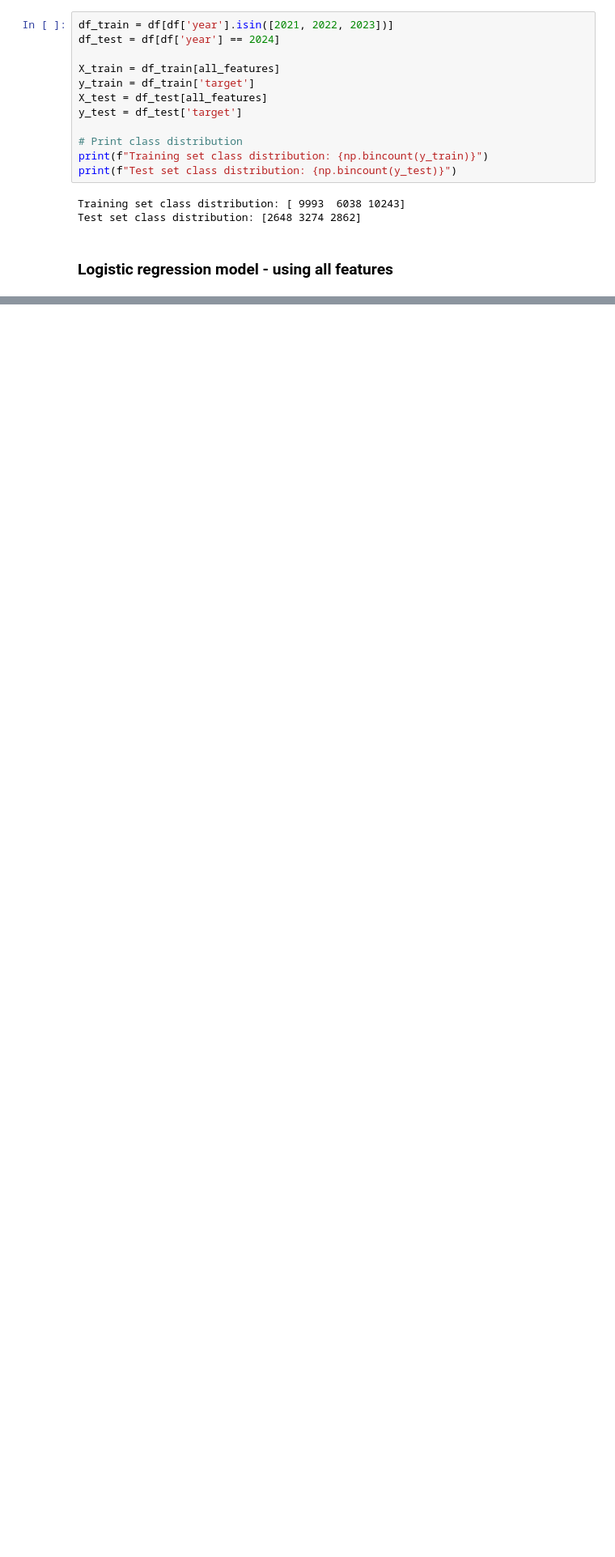
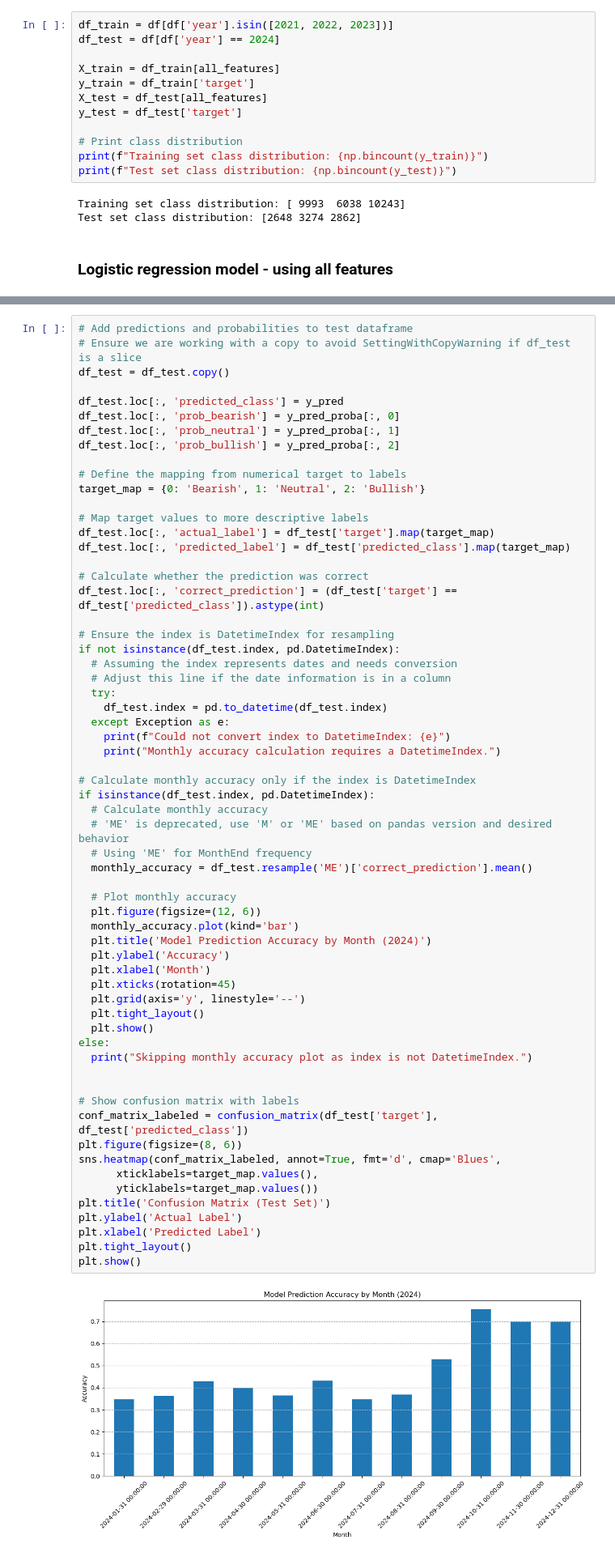
Before and after one commit to alvinku0/Bitcoin-Systematic-Strategies, a Jupyter notebook: modeling_backtesting/LR/LR_v3_all_features.ipynb, the cells around one changed output, grey strips where cells are left out. Shown at 81% size. Saved outputs shown, nothing was run; the diff lists cells and outputs as text; blank space fills up the shorter version.

```diff
--- a/modeling_backtesting/LR/LR_v3_all_features.ipynb
+++ b/modeling_backtesting/LR/LR_v3_all_features.ipynb
@@ -196,0 +254,64 @@ reddit_average_sentiment_ewm_24h -0.002878  0.011880 -0.004812
+# %%
+# Add predictions and probabilities to test dataframe
+# Ensure we are working with a copy to avoid SettingWithCopyWarning if df_test is a slice
+df_test = df_test.copy()
+
+df_test.loc[:, 'predicted_class'] = y_pred
+df_test.loc[:, 'prob_bearish'] = y_pred_proba[:, 0]
+df_test.loc[:, 'prob_neutral'] = y_pred_proba[:, 1]
+df_test.loc[:, 'prob_bullish'] = y_pred_proba[:, 2]
+
+# Define the mapping from numerical target to labels
+target_map = {0: 'Bearish', 1: 'Neutral', 2: 'Bullish'}
+
+# Map target values to more descriptive labels
+df_test.loc[:, 'actual_label'] = df_test['target'].map(target_map)
+df_test.loc[:, 'predicted_label'] = df_test['predicted_class'].map(target_map)
+
+# Calculate whether the prediction was correct
+df_test.loc[:, 'correct_prediction'] = (df_test['target'] == df_test['predicted_class']).astype(int)
+
+# Ensure the index is DatetimeIndex for resampling
+if not isinstance(df_test.index, pd.DatetimeIndex):
+  # Assuming the index represents dates and needs conversion
+  # Adjust this line if the date information is in a column
+  try:
+    df_test.index = pd.to_datetime(df_test.index)
+  except Exception as e:
+    print(f"Could not convert index to DatetimeIndex: {e}")
+    print("Monthly accuracy calculation requires a DatetimeIndex.")
+
+# Calculate monthly accuracy only if the index is DatetimeIndex
+if isinstance(df_test.index, pd.DatetimeIndex):
+  # Calculate monthly accuracy
+  # 'ME' is deprecated, use 'M' or 'ME' based on pandas version and desired behavior
+  # Using 'ME' for MonthEnd frequency
+  monthly_accuracy = df_test.resample('ME')['correct_prediction'].mean()
+
+  # Plot monthly accuracy
+  plt.figure(figsize=(12, 6))
+  monthly_accuracy.plot(kind='bar')
+  plt.title('Model Prediction Accuracy by Month (2024)')
+  plt.ylabel('Accuracy')
+  plt.xlabel('Month')
+  plt.xticks(rotation=45)
+  plt.grid(axis='y', linestyle='--')
+  plt.tight_layout()
+  plt.show()
+else:
+  print("Skipping monthly accuracy plot as index is not DatetimeIndex.")
+
+
+# Show confusion matrix with labels
+conf_matrix_labeled = confusion_matrix(df_test['target'], df_test['predicted_class'])
+plt.figure(figsize=(8, 6))
+sns.heatmap(conf_matrix_labeled, annot=True, fmt='d', cmap='Blues',
+      xticklabels=target_map.values(),
+      yticklabels=target_map.values())
+plt.title('Confusion Matrix (Test Set)')
+plt.ylabel('Actual Label')
+plt.xlabel('Predicted Label')
+plt.tight_layout()
+plt.show()
+# %% [output]
+[figure, added]
```
Also changed, not shown: parts of 9 cells of this notebook, 2 other files.
